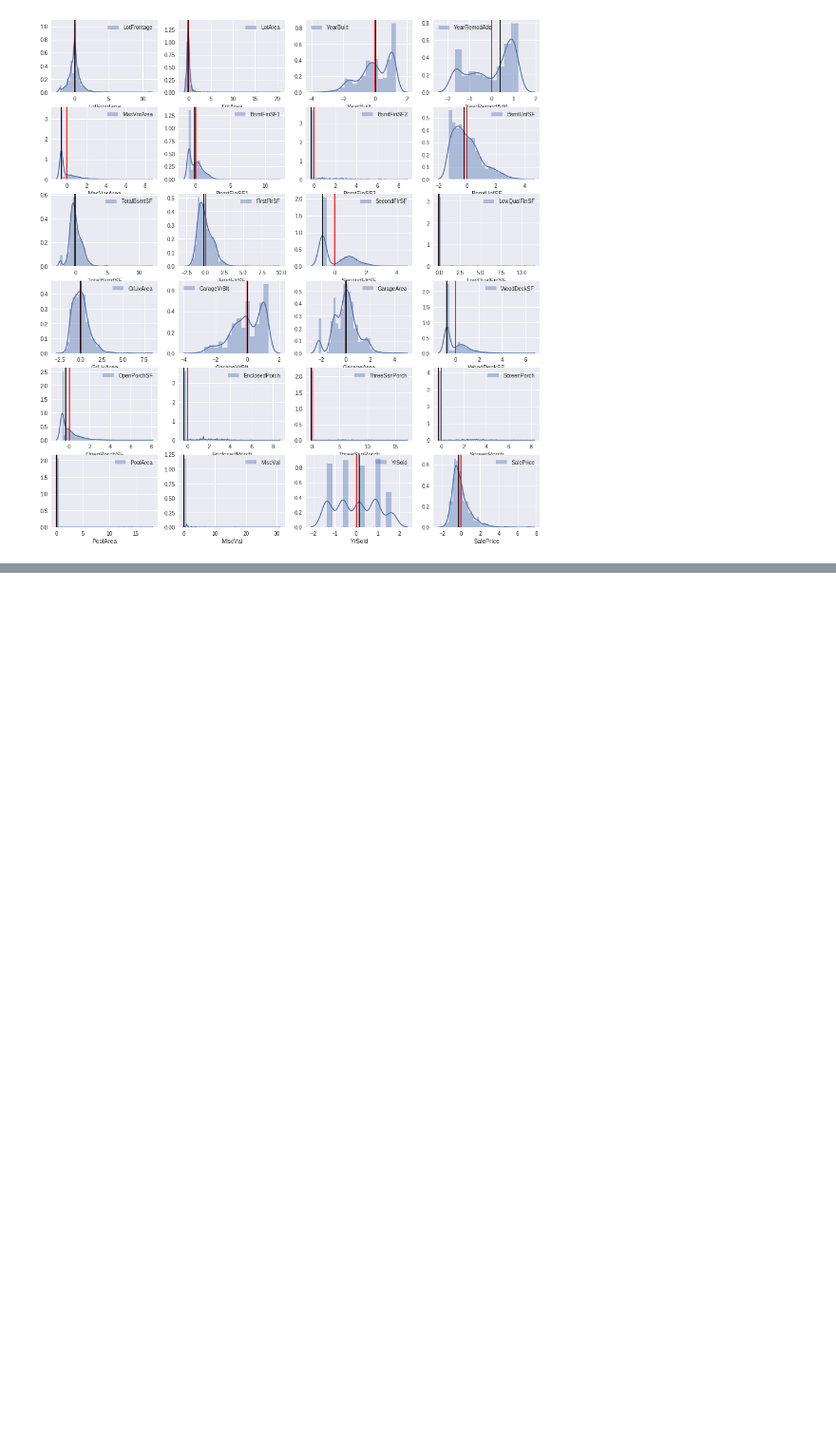
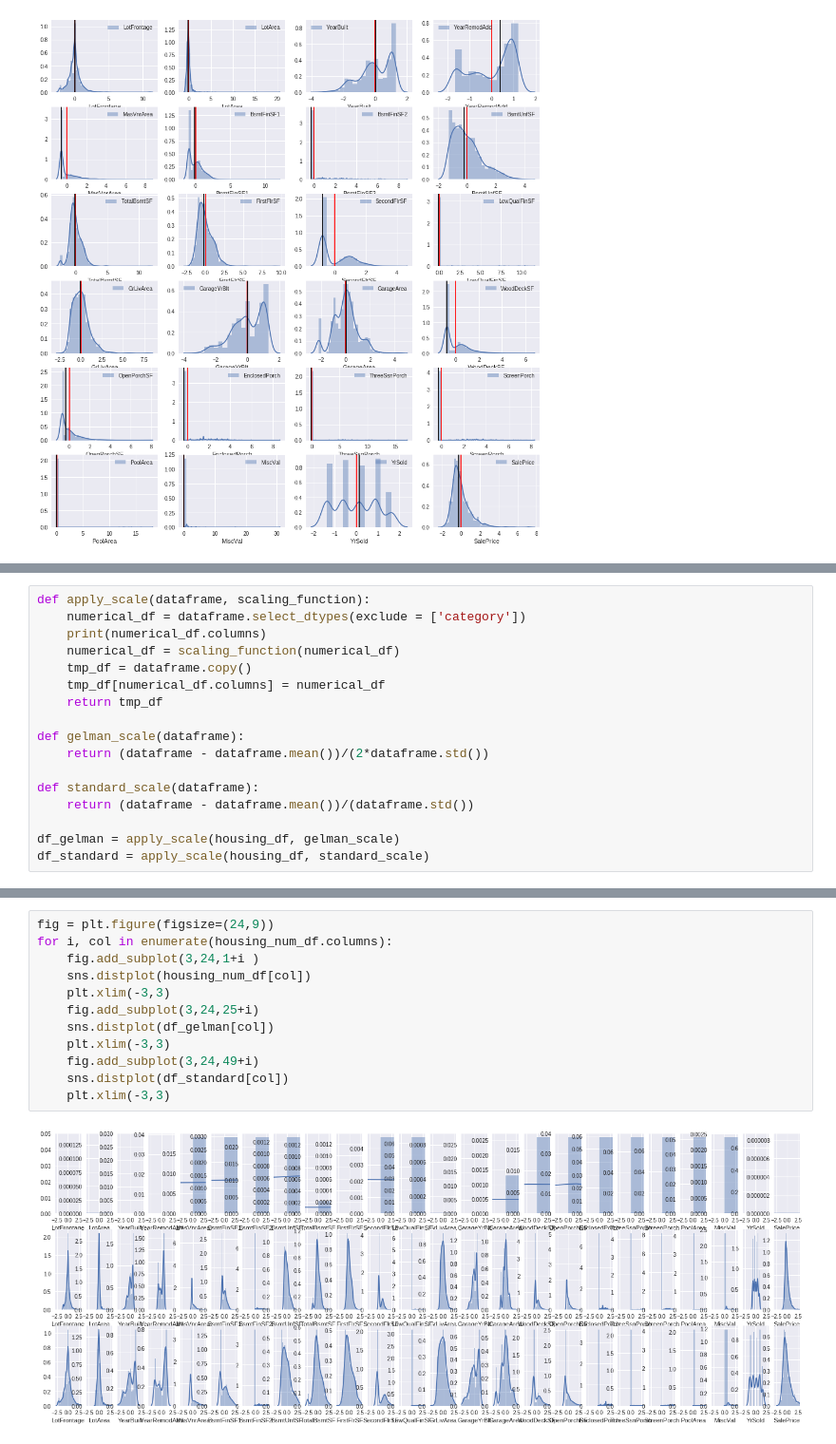
Before and after one commit to asutosh223/CSX_450_2_Final_Iowa, a Jupyter notebook: ipynb/02-Data Preprocessing .ipynb, the cells around one changed output, grey strips where cells are left out. Shown: that part at 95% size. Drawn from its saved outputs; the diff is of its cells as text; blank space fills up the shorter version.

```diff
--- a/ipynb/02-Data Preprocessing .ipynb
+++ b/ipynb/02-Data Preprocessing .ipynb
@@ -131,0 +142,17 @@ for i, col in enumerate(housing_num_sc_df.columns):
+# %%
+def apply_scale(dataframe, scaling_function):
+    numerical_df = dataframe.select_dtypes(exclude = ['category'])
+    print(numerical_df.columns)
+    numerical_df = scaling_function(numerical_df)
+    tmp_df = dataframe.copy()
+    tmp_df[numerical_df.columns] = numerical_df
+    return tmp_df
+
+def gelman_scale(dataframe):
+    return (dataframe - dataframe.mean())/(2*dataframe.std())
+
+def standard_scale(dataframe):
+    return (dataframe - dataframe.mean())/(dataframe.std())
+
+df_gelman = apply_scale(housing_df, gelman_scale)
+df_standard = apply_scale(housing_df, standard_scale)
@@ -131,0 +172,14 @@ for i, col in enumerate(housing_num_sc_df.columns):
+# %%
+fig = plt.figure(figsize=(24,9))
+for i, col in enumerate(housing_num_df.columns):
+    fig.add_subplot(3,24,1+i )
+    sns.distplot(housing_num_df[col])
+    plt.xlim(-3,3)
+    fig.add_subplot(3,24,25+i)
+    sns.distplot(df_gelman[col])
+    plt.xlim(-3,3)
+    fig.add_subplot(3,24,49+i)
+    sns.distplot(df_standard[col])
+    plt.xlim(-3,3)
+# %% [output]
+[figure, added]
```
Also changed, not shown: parts of 5 cells of this notebook, 4 other files.
